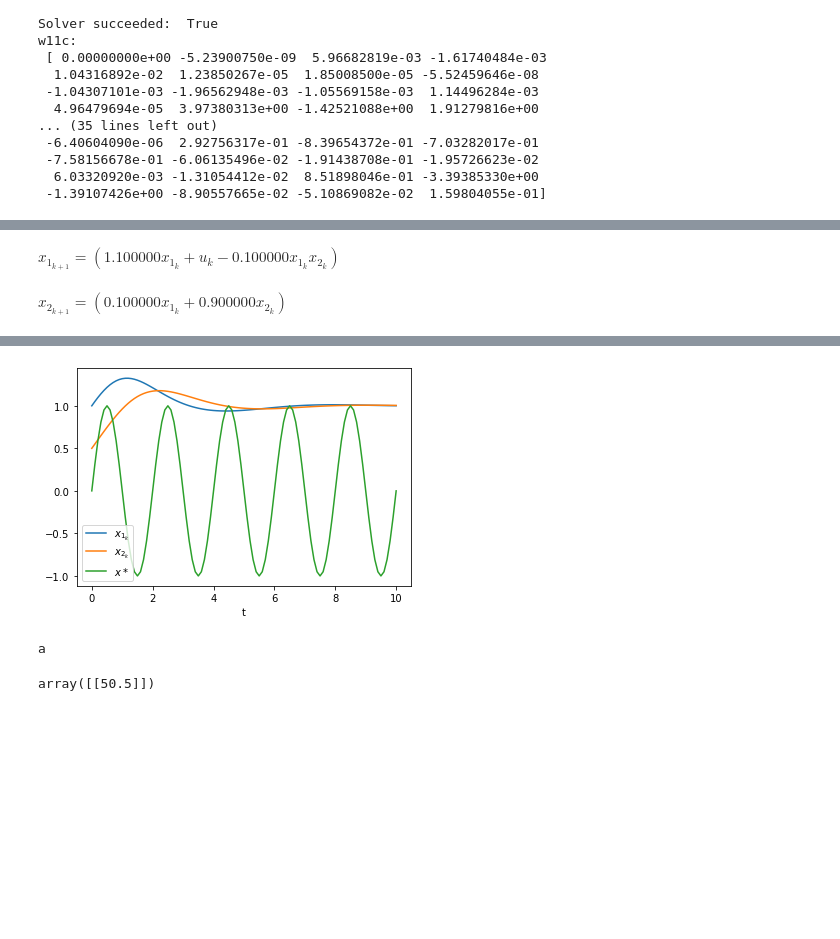
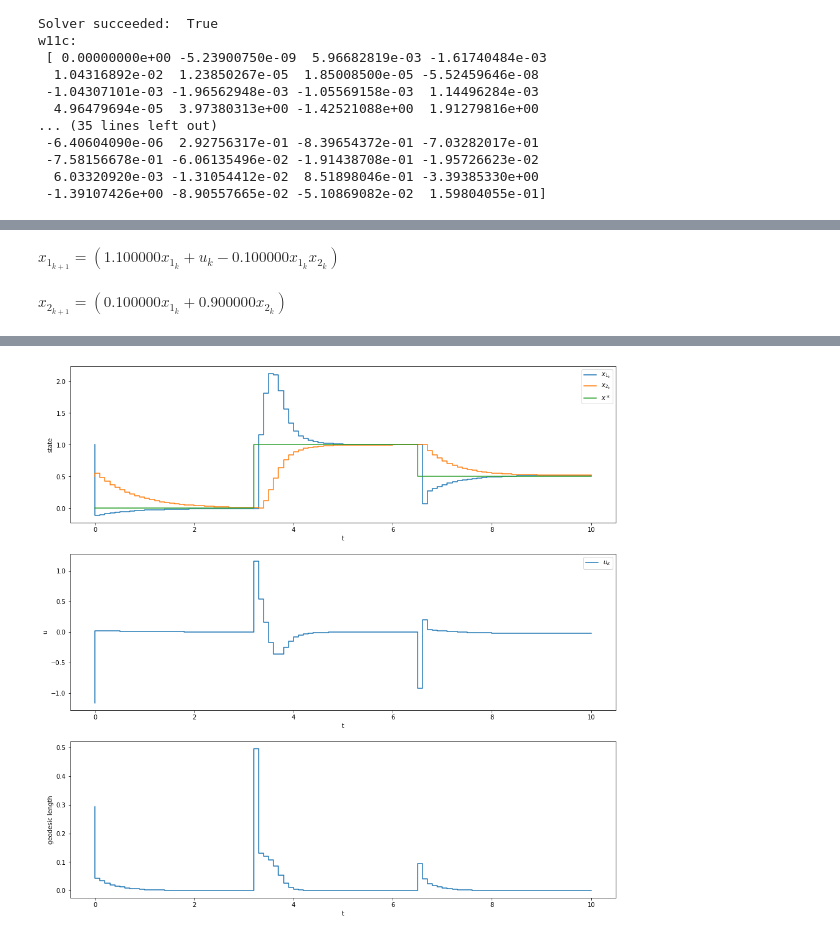
Before and after one commit to shaoyuancc/dccm_quasistatic, a Jupyter notebook: dccm_quasistatic/theory/cstr_example.ipynb, the cells around one changed output, grey strips where cells are left out. Cells and saved outputs as stored; diff of their text form; code cells hidden in the pictures; blank space fills up the shorter version.

Commit message:
cstr working implementation

```diff
--- a/dccm_quasistatic/theory/cstr_example.ipynb
+++ b/dccm_quasistatic/theory/cstr_example.ipynb
@@ -372,5 +389,6 @@ u:  [-1.18059437]
 # %%
-
+params = DCCMOnlineParams(w11c_ans, w12c_ans, w22c_ans, l1c_ans, l2c_ans,
+                            N=3)
 x1 = Variable('x_{1_k}')
 x2 = Variable('x_{2_k}')
 u = np.array([Variable('u_k')])
@@ -395,29 +413,65 @@ cstr_sys = SymbolicVectorSystem(state=x,
 
 builder = DiagramBuilder()
 system = builder.AddSystem(cstr_sys)
-builder.ExportInput(cstr_sys.get_input_port(0))
-logger = LogVectorOutput(system.get_output_port(0), builder)
+
+# DCCM Controller
+controller = builder.AddSystem(DCCMOnlineController(params))
+
+# Desired trajectory system
+desired_trajectory = builder.AddSystem(DesiredTrajectory(params.dim_x, params.dim_u))
+
+builder.Connect(desired_trajectory.GetOutputPort("x_desired"), controller.GetInputPort("x_desired"))
+builder.Connect(desired_trajectory.GetOutputPort("u_desired"), controller.GetInputPort("u_desired"))
+builder.Connect(system.get_output_port(0), controller.GetInputPort("x_current"))
+builder.Connect(controller.GetOutputPort("u_current"), system.get_input_port(0))
+# builder.ExportInput(system.get_input_port(0))
+
+# Loggers
+x_logger = LogVectorOutput(system.get_output_port(0), builder)
+xd_logger = LogVectorOutput(desired_trajectory.GetOutputPort("x_desired"), builder)
+u_logger = LogVectorOutput(controller.GetOutputPort("u_current"), builder)
+g_logger = LogVectorOutput(controller.GetOutputPort("geodesic_current"), builder)
+
 diagram = builder.Build()
-
-
 
 context = diagram.CreateDefaultContext()
 context.SetDiscreteState([1, 0.5])
 
-system_context = diagram.GetMutableSubsystemContext(system, context)
-system.get_input_port(0).FixValue(system_context, [0])
+# system_context = diagram.GetMutableSubsystemContext(system, context)
+# system.get_input_port(0).FixValue(system_context, [0])
 
 simulator = Simulator(diagram, context)
 simulator.AdvanceTo(10)
 
 # Plot the results.
-log = logger.FindLog(context)
-plt.figure()
-plt.plot(log.sample_times(),
-         log.data().transpose(), log.sample_times(),
-         np.sin(np.pi * log.sample_times()))
-plt.legend([r'$x_{1_k}$', r'$x_{2_k}$', r'$x*$'])
-plt.xlabel('t')
+x_log = x_logger.FindLog(context)
+xd_log = xd_logger.FindLog(context)
+u_log = u_logger.FindLog(context)
+g_log = g_logger.FindLog(context)
+
+fig, axs = plt.subplots(3, 1, figsize=(16, 16))
+
+axis = axs[0]
+axis.step(x_log.sample_times(),
+         x_log.data().transpose(),
+         x_log.sample_times(), xd_log.data().transpose()[:,0])
+axis.legend([r'$x_{1_k}$', r'$x_{2_k}$', r'$x*$'])
+axis.set_ylabel('state')
+axis.set_xlabel('t')
+
+axis = axs[1]
+axis.step(u_log.sample_times(),
+         u_log.data().transpose())
+axis.legend([r'$u_{k}$'])
+axis.set_ylabel('u')
+axis.set_xlabel('t')
+
+axis = axs[2]
+axis.step(g_log.sample_times(),
+         g_log.data().transpose())
+axis.set_ylabel('geodesic length')
+axis.set_xlabel('t')
+
 plt.show()
 # %% [output]
 $x_{1_{k+1}} = (1.100000x_{1_k} + u_k - 0.100000x_{1_k} x_{2_k})$
@@ -425,9 +496 @@ $x_{2_{k+1}} = (0.100000x_{1_k} + 0.900000x_{2_k})$
-[figure, old version]
+[figure, new version]
-# %%
-a = Variable('a')
-expr = Expression(a)
-print(expr)
-Evaluate([expr * 5], {a: 10.1})
-# %% [output]
-a
-array([[50.5]])
```
Also changed, not shown: parts of 5 cells of this notebook.
